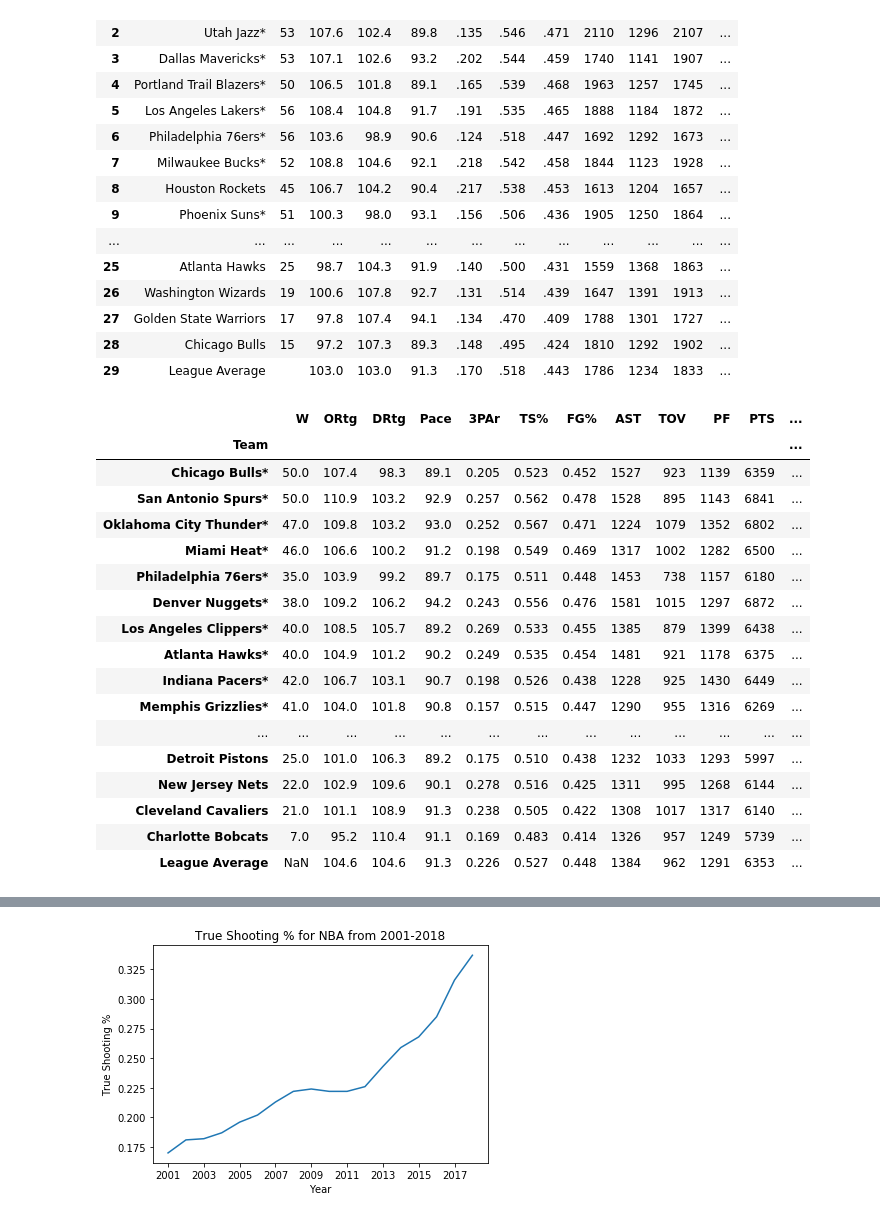
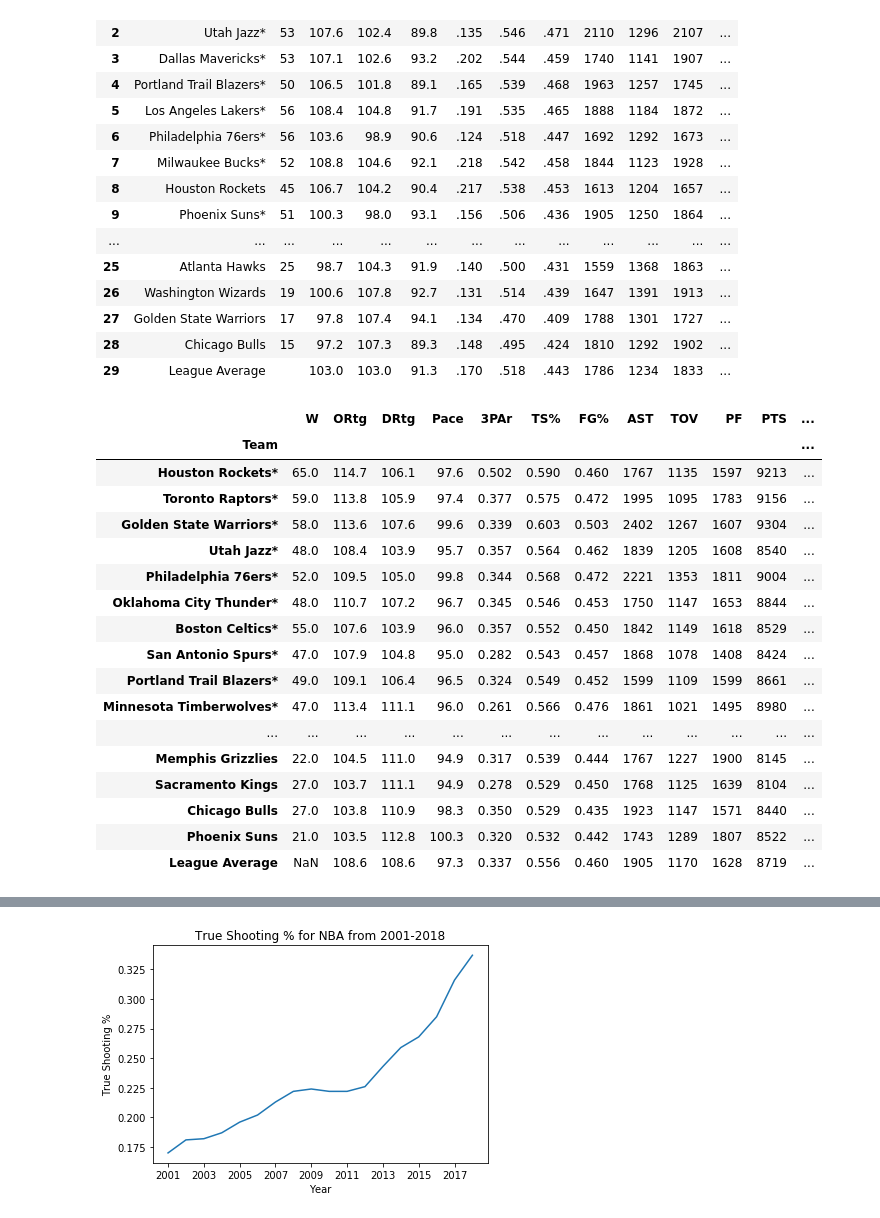
Before and after one commit to johncpolitte/NBA_Data_Analysis, a Jupyter notebook: Pandas_work.ipynb, the cells around one changed output, grey strips where cells are left out. Saved outputs shown, nothing was run; the diff lists cells and outputs as text; code cells hidden in the pictures.

```diff
--- a/Pandas_work.ipynb
+++ b/Pandas_work.ipynb
@@ -279,26 +280,26 @@ season_2016 = df_maker(season_16_misc, season_16_team, season_16_shoot)
 season_2017 = df_maker(season_17_misc, season_17_team, season_17_shoot)
 
 season_2018 = df_maker(season_18_misc, season_18_team, season_18_shoot)
-# %%
-season_2012
-# %% [output]
-|  | W | ORtg | DRtg | Pace | 3PAr | TS% | FG% | AST | TOV | PF | PTS | ... |
-| Team |  |  |  |  |  |  |  |  |  |  |  | ... |
-| Chicago Bulls* | 50.0 | 107.4 | 98.3 | 89.1 | 0.205 | 0.523 | 0.452 | 1527 | 923 | 1139 | 6359 | ... |
-| San Antonio Spurs* | 50.0 | 110.9 | 103.2 | 92.9 | 0.257 | 0.562 | 0.478 | 1528 | 895 | 1143 | 6841 | ... |
-| Oklahoma City Thunder* | 47.0 | 109.8 | 103.2 | 93.0 | 0.252 | 0.567 | 0.471 | 1224 | 1079 | 1352 | 6802 | ... |
-| Miami Heat* | 46.0 | 106.6 | 100.2 | 91.2 | 0.198 | 0.549 | 0.469 | 1317 | 1002 | 1282 | 6500 | ... |
-| Philadelphia 76ers* | 35.0 | 103.9 | 99.2 | 89.7 | 0.175 | 0.511 | 0.448 | 1453 | 738 | 1157 | 6180 | ... |
-| Denver Nuggets* | 38.0 | 109.2 | 106.2 | 94.2 | 0.243 | 0.556 | 0.476 | 1581 | 1015 | 1297 | 6872 | ... |
-| Los Angeles Clippers* | 40.0 | 108.5 | 105.7 | 89.2 | 0.269 | 0.533 | 0.455 | 1385 | 879 | 1399 | 6438 | ... |
-| Atlanta Hawks* | 40.0 | 104.9 | 101.2 | 90.2 | 0.249 | 0.535 | 0.454 | 1481 | 921 | 1178 | 6375 | ... |
-| Indiana Pacers* | 42.0 | 106.7 | 103.1 | 90.7 | 0.198 | 0.526 | 0.438 | 1228 | 925 | 1430 | 6449 | ... |
-| Memphis Grizzlies* | 41.0 | 104.0 | 101.8 | 90.8 | 0.157 | 0.515 | 0.447 | 1290 | 955 | 1316 | 6269 | ... |
-| ... | ... | ... | ... | ... | ... | ... | ... | ... | ... | ... | ... | ... |
-| Detroit Pistons | 25.0 | 101.0 | 106.3 | 89.2 | 0.175 | 0.510 | 0.438 | 1232 | 1033 | 1293 | 5997 | ... |
-| New Jersey Nets | 22.0 | 102.9 | 109.6 | 90.1 | 0.278 | 0.516 | 0.425 | 1311 | 995 | 1268 | 6144 | ... |
-| Cleveland Cavaliers | 21.0 | 101.1 | 108.9 | 91.3 | 0.238 | 0.505 | 0.422 | 1308 | 1017 | 1317 | 6140 | ... |
-| Charlotte Bobcats | 7.0 | 95.2 | 110.4 | 91.1 | 0.169 | 0.483 | 0.414 | 1326 | 957 | 1249 | 5739 | ... |
-| League Average | NaN | 104.6 | 104.6 | 91.3 | 0.226 | 0.527 | 0.448 | 1384 | 962 | 1291 | 6353 | ... |
+# %%
+season_2018
+# %% [output]
+|  | W | ORtg | DRtg | Pace | 3PAr | TS% | FG% | AST | TOV | PF | PTS | ... |
+| Team |  |  |  |  |  |  |  |  |  |  |  | ... |
+| Houston Rockets* | 65.0 | 114.7 | 106.1 | 97.6 | 0.502 | 0.590 | 0.460 | 1767 | 1135 | 1597 | 9213 | ... |
+| Toronto Raptors* | 59.0 | 113.8 | 105.9 | 97.4 | 0.377 | 0.575 | 0.472 | 1995 | 1095 | 1783 | 9156 | ... |
+| Golden State Warriors* | 58.0 | 113.6 | 107.6 | 99.6 | 0.339 | 0.603 | 0.503 | 2402 | 1267 | 1607 | 9304 | ... |
+| Utah Jazz* | 48.0 | 108.4 | 103.9 | 95.7 | 0.357 | 0.564 | 0.462 | 1839 | 1205 | 1608 | 8540 | ... |
+| Philadelphia 76ers* | 52.0 | 109.5 | 105.0 | 99.8 | 0.344 | 0.568 | 0.472 | 2221 | 1353 | 1811 | 9004 | ... |
+| Oklahoma City Thunder* | 48.0 | 110.7 | 107.2 | 96.7 | 0.345 | 0.546 | 0.453 | 1750 | 1147 | 1653 | 8844 | ... |
+| Boston Celtics* | 55.0 | 107.6 | 103.9 | 96.0 | 0.357 | 0.552 | 0.450 | 1842 | 1149 | 1618 | 8529 | ... |
+| San Antonio Spurs* | 47.0 | 107.9 | 104.8 | 95.0 | 0.282 | 0.543 | 0.457 | 1868 | 1078 | 1408 | 8424 | ... |
+| Portland Trail Blazers* | 49.0 | 109.1 | 106.4 | 96.5 | 0.324 | 0.549 | 0.452 | 1599 | 1109 | 1599 | 8661 | ... |
+| Minnesota Timberwolves* | 47.0 | 113.4 | 111.1 | 96.0 | 0.261 | 0.566 | 0.476 | 1861 | 1021 | 1495 | 8980 | ... |
+| ... | ... | ... | ... | ... | ... | ... | ... | ... | ... | ... | ... | ... |
+| Memphis Grizzlies | 22.0 | 104.5 | 111.0 | 94.9 | 0.317 | 0.539 | 0.444 | 1767 | 1227 | 1900 | 8145 | ... |
+| Sacramento Kings | 27.0 | 103.7 | 111.1 | 94.9 | 0.278 | 0.529 | 0.450 | 1768 | 1125 | 1639 | 8104 | ... |
+| Chicago Bulls | 27.0 | 103.8 | 110.9 | 98.3 | 0.350 | 0.529 | 0.435 | 1923 | 1147 | 1571 | 8440 | ... |
+| Phoenix Suns | 21.0 | 103.5 | 112.8 | 100.3 | 0.320 | 0.532 | 0.442 | 1743 | 1289 | 1807 | 8522 | ... |
+| League Average | NaN | 108.6 | 108.6 | 97.3 | 0.337 | 0.556 | 0.460 | 1905 | 1170 | 1628 | 8719 | ... |
 # %%
 list_season = [season_2001, season_2002, season_2003, season_2004, season_2005, season_2006, season_2007, season_2008, season_2009,season_2010, season_2011, season_2012, season_2013, season_2014, season_2015, season_2016, season_2017, season_2018]
```
Also changed, not shown: parts of 14 cells of this notebook.
